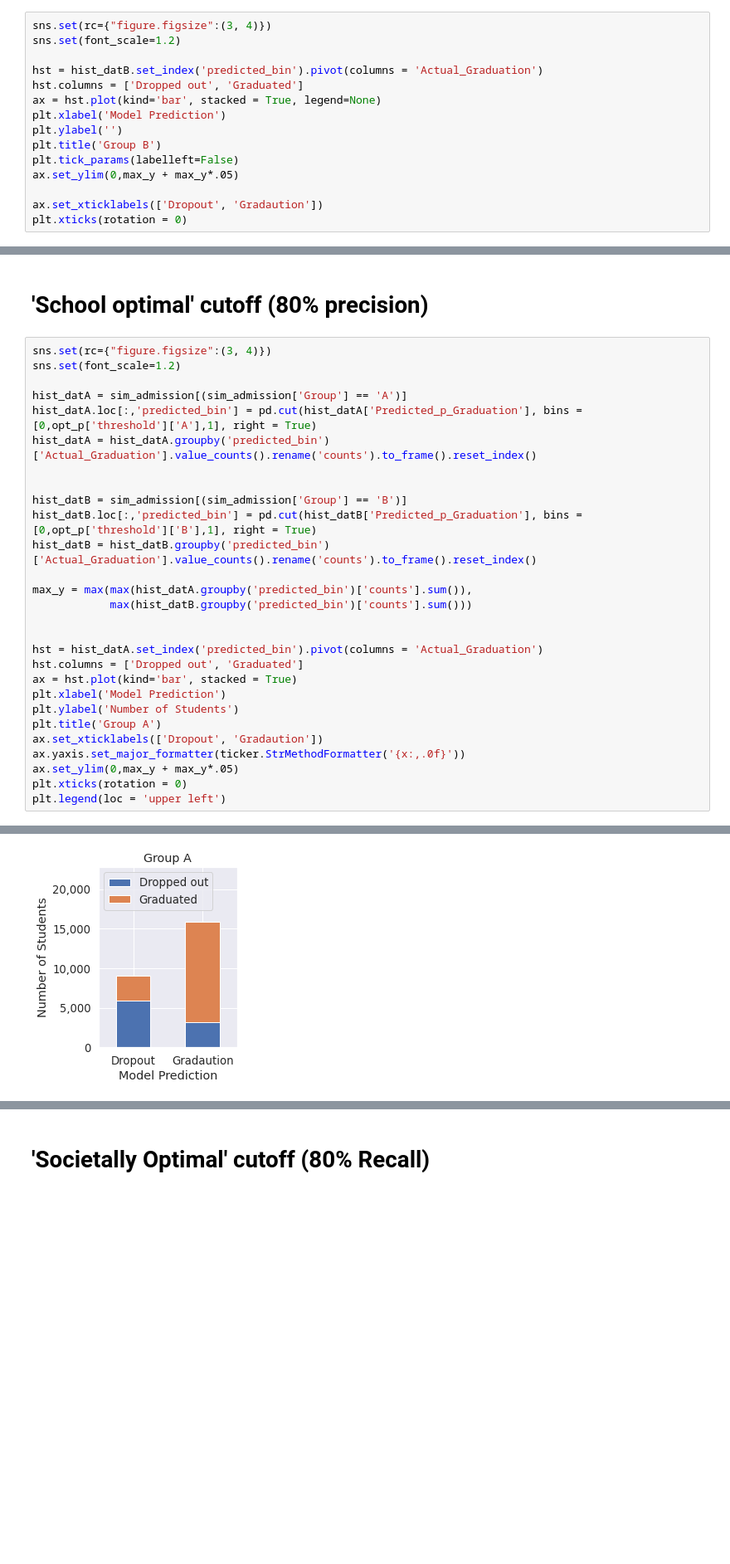
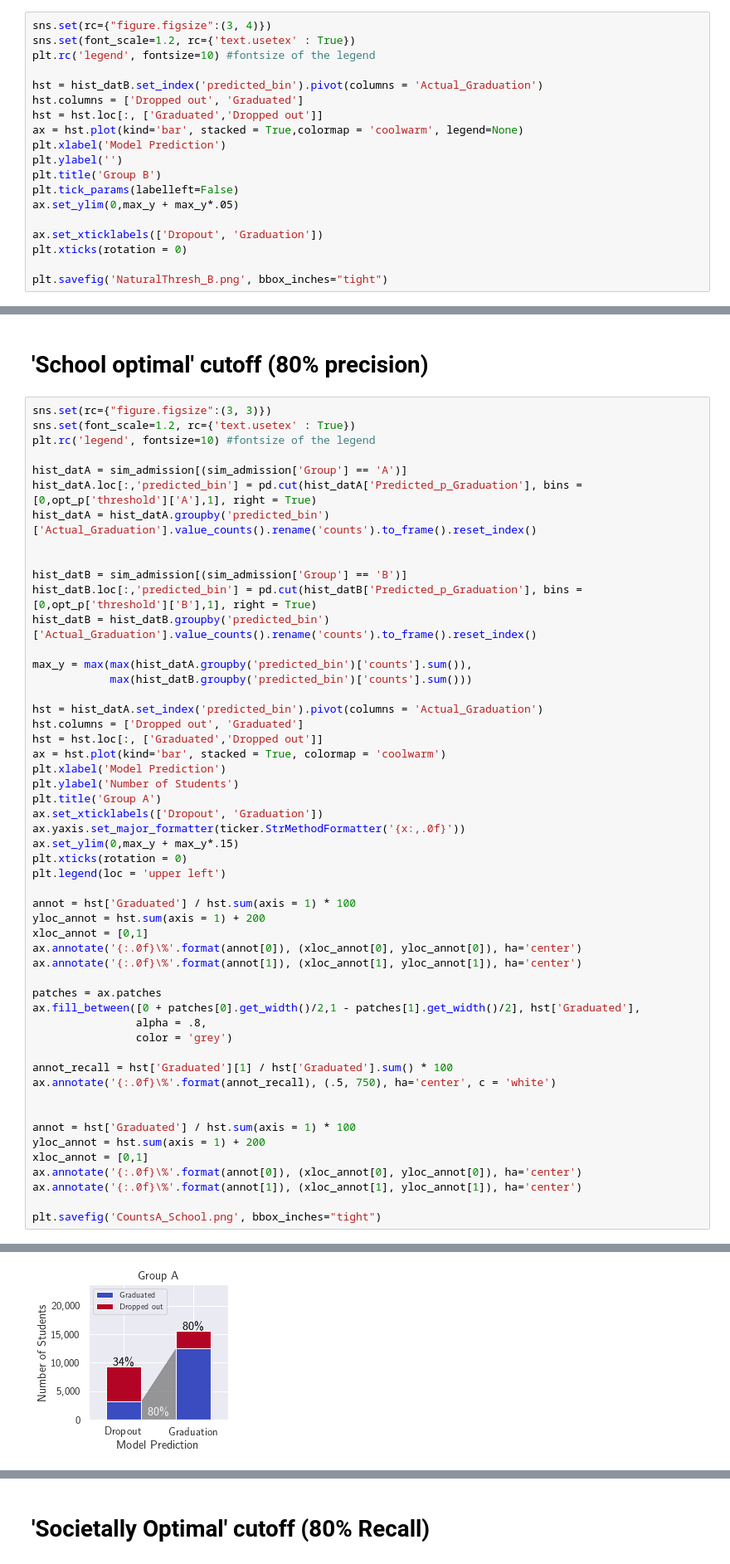
Before and after one commit to Bipartisan-Policy-Center/BPC_MLSeries, a Jupyter notebook: AdmissionsSim/WellSpecified_grad_model.ipynb, the cells around one changed output, grey strips where cells are left out. Shown: that part at 83% size. Saved outputs shown, nothing was run; the diff lists cells and outputs as text; blank space fills up the shorter version.

```diff
--- a/AdmissionsSim/WellSpecified_grad_model.ipynb
+++ b/AdmissionsSim/WellSpecified_grad_model.ipynb
@@ -381,16 +537,20 @@ plt.legend(loc = 'upper left')
 # %%
 sns.set(rc={"figure.figsize":(3, 4)})
-sns.set(font_scale=1.2)
+sns.set(font_scale=1.2, rc={'text.usetex' : True})
+plt.rc('legend', fontsize=10) #fontsize of the legend
 
 hst = hist_datB.set_index('predicted_bin').pivot(columns = 'Actual_Graduation')
 hst.columns = ['Dropped out', 'Graduated']
-ax = hst.plot(kind='bar', stacked = True, legend=None)
+hst = hst.loc[:, ['Graduated','Dropped out']]
+ax = hst.plot(kind='bar', stacked = True,colormap = 'coolwarm', legend=None)
 plt.xlabel('Model Prediction')
 plt.ylabel('')
 plt.title('Group B')
 plt.tick_params(labelleft=False)
 ax.set_ylim(0,max_y + max_y*.05)
 
-ax.set_xticklabels(['Dropout', 'Gradaution'])
+ax.set_xticklabels(['Dropout', 'Graduation'])
 plt.xticks(rotation = 0)
+
+plt.savefig('NaturalThresh_B.png', bbox_inches="tight")
 # %% [output]
@@ -399,8 +558,9 @@ plt.xticks(rotation = 0)
 # %% [markdown]
 # 'School optimal' cutoff (80% precision)
 # %%
-sns.set(rc={"figure.figsize":(3, 4)})
-sns.set(font_scale=1.2)
+sns.set(rc={"figure.figsize":(3, 3)})
+sns.set(font_scale=1.2, rc={'text.usetex' : True})
+plt.rc('legend', fontsize=10) #fontsize of the legend
 
 hist_datA = sim_admission[(sim_admission['Group'] == 'A')]
 hist_datA.loc[:,'predicted_bin'] = pd.cut(hist_datA['Predicted_p_Graduation'], bins = [0,opt_p['threshold']['A'],1], right = True)
@@ -414,18 +574,41 @@ hist_datB = hist_datB.groupby('predicted_bin')['Actual_Graduation'].value_counts
 max_y = max(max(hist_datA.groupby('predicted_bin')['counts'].sum()),
             max(hist_datB.groupby('predicted_bin')['counts'].sum()))
 
-
 hst = hist_datA.set_index('predicted_bin').pivot(columns = 'Actual_Graduation')
 hst.columns = ['Dropped out', 'Graduated']
-ax = hst.plot(kind='bar', stacked = True)
+hst = hst.loc[:, ['Graduated','Dropped out']]
+ax = hst.plot(kind='bar', stacked = True, colormap = 'coolwarm')
 plt.xlabel('Model Prediction')
 plt.ylabel('Number of Students')
 plt.title('Group A')
-ax.set_xticklabels(['Dropout', 'Gradaution'])
+ax.set_xticklabels(['Dropout', 'Graduation'])
 ax.yaxis.set_major_formatter(ticker.StrMethodFormatter('{x:,.0f}'))
-ax.set_ylim(0,max_y + max_y*.05)
+ax.set_ylim(0,max_y + max_y*.15)
 plt.xticks(rotation = 0)
 plt.legend(loc = 'upper left')
+
+annot = hst['Graduated'] / hst.sum(axis = 1) * 100
+yloc_annot = hst.sum(axis = 1) + 200
+xloc_annot = [0,1]
+ax.annotate('{:.0f}\%'.format(annot[0]), (xloc_annot[0], yloc_annot[0]), ha='center')
+ax.annotate('{:.0f}\%'.format(annot[1]), (xloc_annot[1], yloc_annot[1]), ha='center')
+
+patches = ax.patches
+ax.fill_between([0 + patches[0].get_width()/2,1 - patches[1].get_width()/2], hst['Graduated'],
+                alpha = .8,
+                color = 'grey')
+
+annot_recall = hst['Graduated'][1] / hst['Graduated'].sum() * 100
+ax.annotate('{:.0f}\%'.format(annot_recall), (.5, 750), ha='center', c = 'white')
+
+
+annot = hst['Graduated'] / hst.sum(axis = 1) * 100
+yloc_annot = hst.sum(axis = 1) + 200
+xloc_annot = [0,1]
+ax.annotate('{:.0f}\%'.format(annot[0]), (xloc_annot[0], yloc_annot[0]), ha='center')
+ax.annotate('{:.0f}\%'.format(annot[1]), (xloc_annot[1], yloc_annot[1]), ha='center')
+
+plt.savefig('CountsA_School.png', bbox_inches="tight")
 # %% [output]
 A value is trying to be set on a copy of a slice from a DataFrame.
 Try using .loc[row_indexer,col_indexer] = value instead
@@ -441 +623 @@ See the caveats in the documentation: https://pandas.pydata.org/pandas-docs/stab
-[figure, old version]
+[figure, new version]
```
Also changed, not shown: parts of 47 cells of this notebook, 13 other files.
